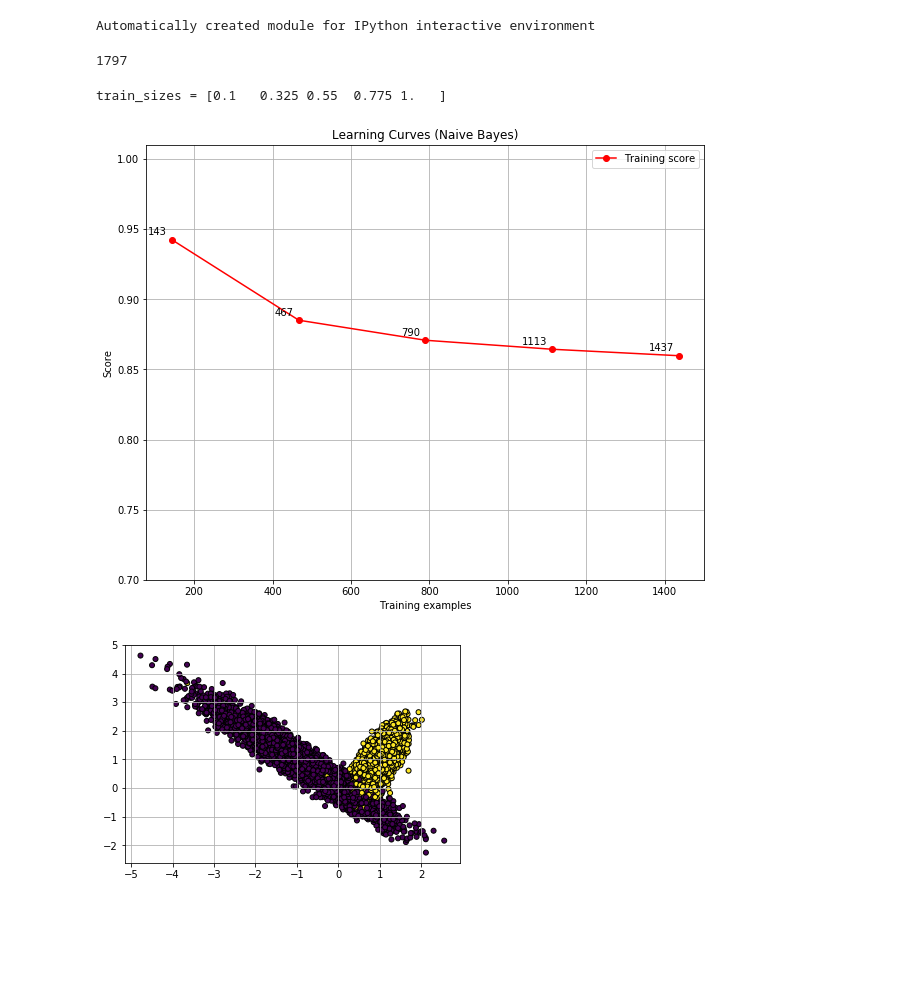
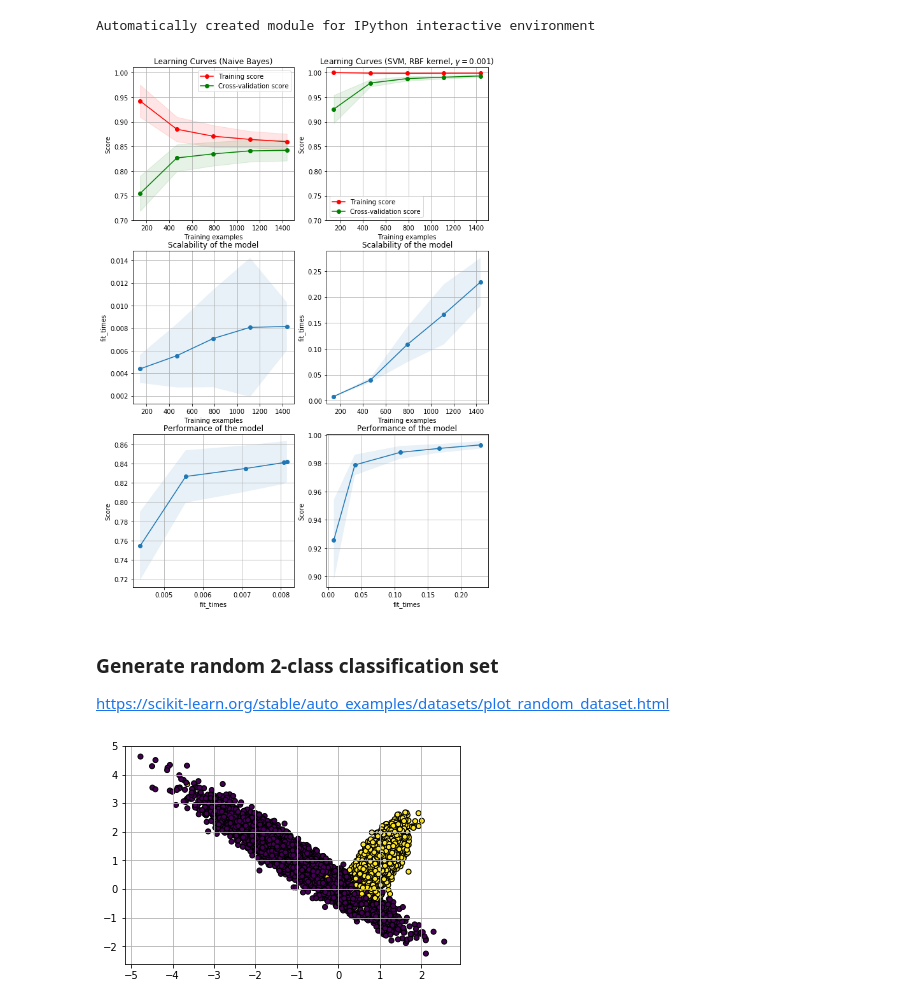
Before and after one commit to SosnovschenkoR/ml-tasks, a Jupyter notebook: plotting_learning_curves.ipynb, the cells around one changed output. Drawn from its saved outputs; the diff is of its cells as text; code cells hidden in the pictures; blank space fills up the shorter version.

```diff
--- a/plotting_learning_curves.ipynb
+++ b/plotting_learning_curves.ipynb
@@ -109,34 +125,25 @@ def plot_learning_curve(estimator, title, X, y, axes=None, ylim=None, cv=None,
 
     return plt
-# %%
-len(X)
-# %% [output]
-1797
 # %%
-#fig, axes = plt.subplots(3, 2, figsize=(10, 15))
-fig, ax = plt.subplots(figsize=(10, 8))
+fig, axes = plt.subplots(3, 2, figsize=(10, 15))
 
 X, y = load_digits(return_X_y=True)
 
 title = "Learning Curves (Naive Bayes)"
 # Cross validation with 100 iterations to get smoother mean test and train
 # score curves, each time with 20% data randomly selected as a validation set.
 cv = ShuffleSplit(n_splits=100, test_size=0.2, random_state=0)
+estimator = GaussianNB()
+plot_learning_curve(estimator, title, X, y, axes=axes[:, 0], ylim=(0.7, 1.01),
+                    cv=cv, n_jobs=4)
 
-estimator = GaussianNB()
-train_sizes = np.linspace(.1, 1.0, 5)
-
-plot_learning_curve(estimator, title, X, y, axes=ax, ylim=(0.7, 1.01),
-                    cv=cv, n_jobs=4, train_sizes=train_sizes)
-
-#title = r"Learning Curves (SVM, RBF kernel, $\gamma=0.001$)"
+title = r"Learning Curves (SVM, RBF kernel, $\gamma=0.001$)"
 # SVC is more expensive so we do a lower number of CV iterations:
-#cv = ShuffleSplit(n_splits=10, test_size=0.2, random_state=0)
-#estimator = SVC(gamma=0.001)
-#plot_learning_curve(estimator, title, X, y, axes=axes[:, 1], ylim=(0.7, 1.01),
-#                    cv=cv, n_jobs=4)
+cv = ShuffleSplit(n_splits=10, test_size=0.2, random_state=0)
+estimator = SVC(gamma=0.001)
+plot_learning_curve(estimator, title, X, y, axes=axes[:, 1], ylim=(0.7, 1.01),
+                    cv=cv, n_jobs=4)
 
 plt.show()
 # %% [output]
-train_sizes = [0.1   0.325 0.55  0.775 1.   ]
-[figure, old version]
+[figure, new version]
@@ -167 +150,4 @@ X, y = make_classification(n_samples=10000, n_classes=2, n_features=2, random_st
+# %% [markdown]
+### Generate random 2-class classification set
+https://scikit-learn.org/stable/auto_examples/datasets/plot_random_dataset.html
 # %%
```
Also changed, not shown: parts of 15 cells of this notebook, 1 other file.
